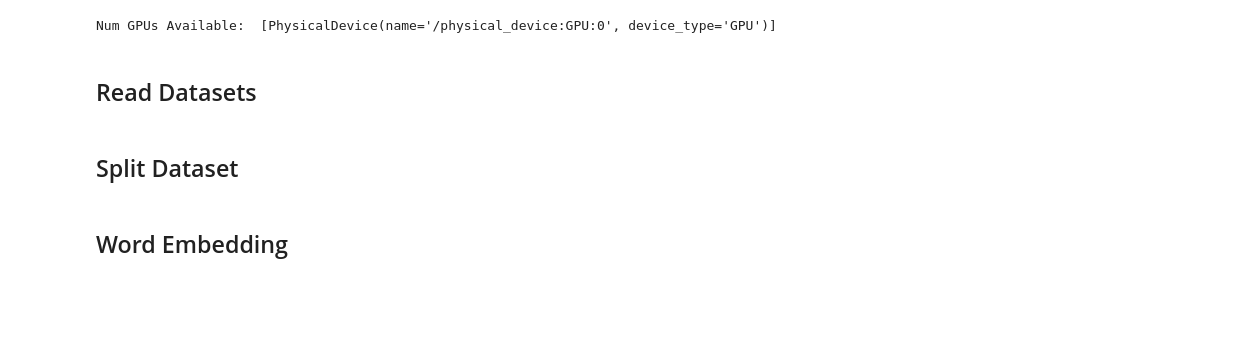
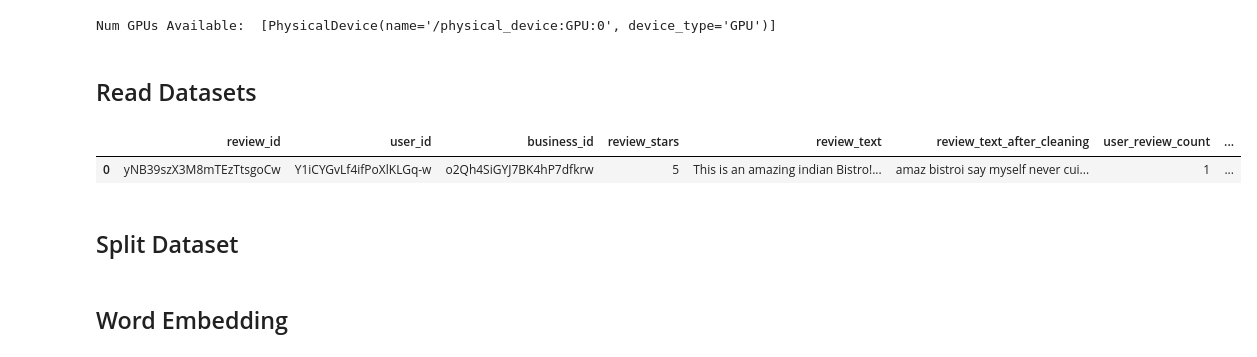
Before and after one commit to FishWith7sMemory/MAST30034-ADS-GroupProj, a Jupyter notebook: NLP.ipynb, the cells around one changed output. Saved outputs shown, nothing was run; the diff lists cells and outputs as text; code cells hidden in the pictures; blank space fills up the shorter version.

```diff
--- a/NLP.ipynb
+++ b/NLP.ipynb
@@ -14,7 +14,13 @@ Num GPUs Available:  [PhysicalDevice(name='/physical_device:GPU:0', device_type=
 # %%
 # business = pd.read_json("data/yelp_academic_dataset_business.json", lines=True)
 # check_in = pd.read_json("data/yelp_academic_dataset_checkin.json", lines=True)
 # review = pd.read_csv("data/yelp_academic_dataset_sample_review.csv")
-review = pd.read_csv("data/yelp_academic_dataset_sample005_review.csv")
+# review = pd.read_csv("data/yelp_academic_dataset_sample005_review.csv")
 # tip = pd.read_json("data/yelp_academic_dataset_tip.json", lines=True)
 # user = pd.read_json("data/yelp_academic_dataset_user.json", lines=True)
+
+df = pd.read_csv("data/yelp_academic_dataset_sample005_filter.csv")
+df.head(1)
+# %% [output]
+|  | review_id | user_id | business_id | review_stars | review_text | review_text_after_cleaning | user_review_count | ... |
+| 0 | yNB39szX3M8mTEzTtsgoCw | Y1iCYGvLf4ifPoXlKLGq-w | o2Qh4SiGYJ7BK4hP7dfkrw | 5 | This is an amazing indian Bistro!... | amaz bistroi say myself never cui... | 1 | ... |
```
Also changed, not shown: parts of 8 cells of this notebook, 1 other file.
